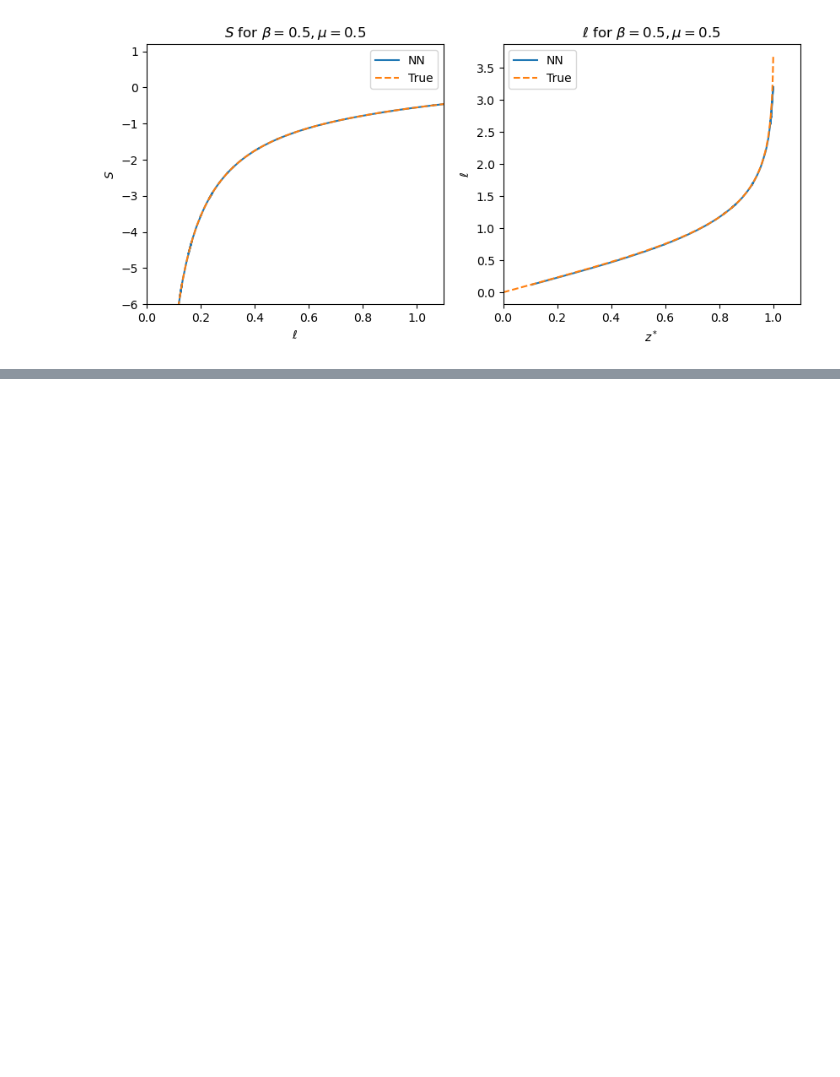
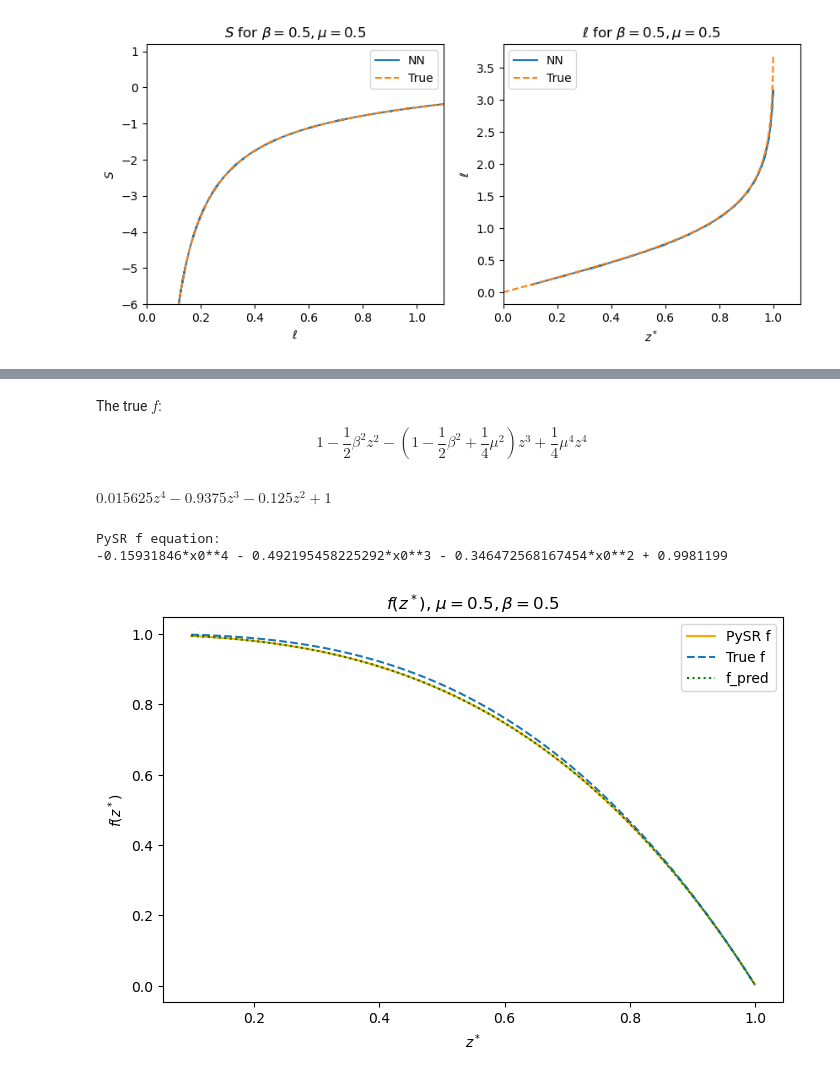
Before and after one commit to BoGGoG/HoloML, a Jupyter notebook: LinearAxion/LinearAxion_NN_fit.ipynb, the cells around one changed output, grey strips where cells are left out. Saved outputs shown, nothing was run; the diff lists cells and outputs as text; code cells hidden in the pictures; blank space fills up the shorter version.

```diff
--- a/LinearAxion/LinearAxion_NN_fit.ipynb
+++ b/LinearAxion/LinearAxion_NN_fit.ipynb
@@ -232,0 +235,3 @@ plt.show()
+# %%
+zstars = zstar_list.detach().cpu().numpy()
+(f_pred.shape, h_pred.shape, zstars.shape)
@@ -232,0 +253,5 @@ plt.show()
+# %%
+pysr_model.fit(
+    zstars.reshape(-1, 1),
+    f_pred,
+)
@@ -232,0 +297,43 @@ plt.show()
+# %% [markdown]
+The true $f$:
+$$1 - \frac{1}{2} \beta^2 z^2 - \left(1 - \frac{1}{2} \beta^2 + \frac{1}{4}\mu^2\right) z^3 + \frac{1}{4}\mu^4 z^4$$
+# %%
+import sympy as sp
+from LinearAxion_NN import f_true
+# $$1 - \frac{1}{2} \beta^2 z^2 - \left(1 - \frac{1}{2} \beta^2 + \frac{1}{4}\mu^2\right) z^3 + \frac{1}{4}\mu^4 z^4$$
+z_sp = sp.symbols('z')
+mu_sp = sp.symbols('mu')
+beta_sp = sp.symbols('beta')
+f_true_sympy = 1 - (1/2) * beta_sp**2 * z_sp**2 - (1 - (1/2) * beta_sp**2 + (1/4) * mu_sp**2) * z_sp**3 + (1/4) * mu_sp**4 * z_sp**4
+# %%
+# set mu=0.5, beta=0.5
+f_true_sympy.subs({mu_sp: 0.5, beta_sp: 0.5})
+# %% [output]
+$\displaystyle 0.015625 z^{4} - 0.9375 z^{3} - 0.125 z^{2} + 1$
+# %%
+pysr_f = pysr_model.get_best().sympy_format
+# simplify the equation
+pysr_f_simplified = sp.simplify(pysr_f)
+# expand
+pysr_f_simplified = sp.expand(pysr_f_simplified)
+print("PySR f equation:")
+print(pysr_f_simplified)
+# %% [output]
+PySR f equation:
+-0.15931846*x0**4 - 0.492195458225292*x0**3 - 0.346472568167454*x0**2 + 0.9981199
+# %%
+# plot the PySR f equation, the NN f, and the true f equation
+zstars_fine = np.linspace(0.1, 0.999, 1000)
+f_pred_fine = np.array([pysr_f_simplified.subs({"x0": z, mu_sp: mu, beta_sp: beta}) for z in zstars_fine])
+f_true_fine = f_true(torch.tensor(zstars_fine), mu, beta).detach().cpu().numpy()
+plt.figure(figsize=(8, 5))
+plt.plot(zstars_fine, f_pred_fine, label="PySR f", color='orange')
+plt.plot(zstars_fine, f_true_fine, label="True f", ls="--")
+plt.plot(zstar_list.detach().cpu().numpy(), f_pred, label="f_pred", color="green", ls=':')
+plt.xlabel("$z^*$")
+plt.ylabel("$f(z^*)$")
+plt.title(r"$f(z^*)$, $\mu={mu}, \beta={beta}$".format(mu=mu, beta=beta))
+plt.legend()
+plt.show()
+# %% [output]
+[figure, added]
```
Also changed, not shown: parts of 8 cells of this notebook.
